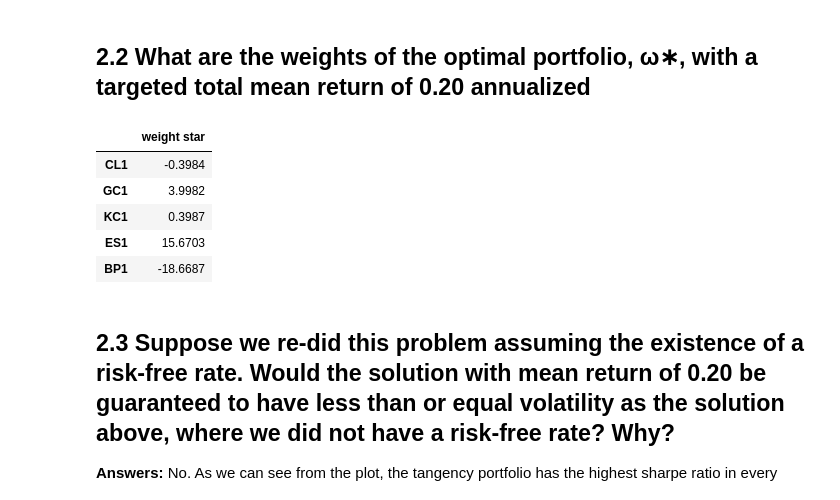
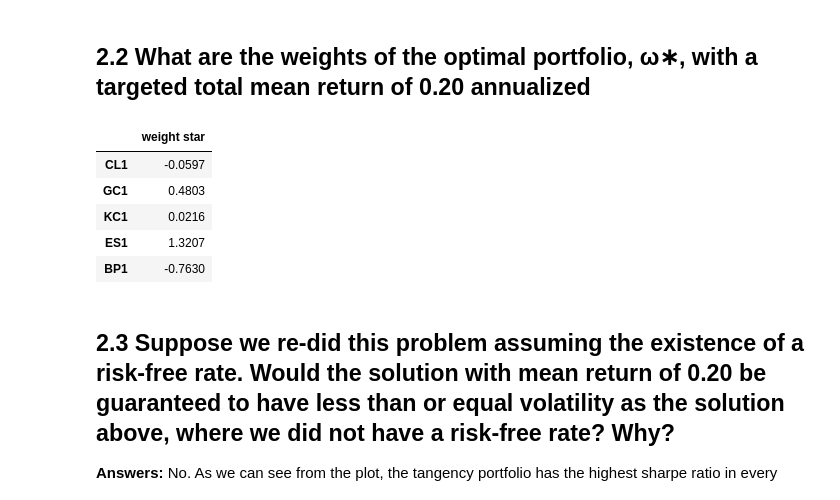
Before and after one commit to Zixin730/finm-portfolio-2022, a Jupyter notebook: exam/midterm.ipynb, the cells around one changed output. Saved outputs shown, nothing was run; the diff lists cells and outputs as text; code cells hidden in the pictures.

```diff
--- a/exam/midterm.ipynb
+++ b/exam/midterm.ipynb
@@ -118,15 +119,15 @@ def cal_delta(mu_p, df, annual_factor=12):
     weight_star = delta * tangency_w + (1-delta) * GMV_w
     return delta, weight_star
 # %%
-delta, weight_star = cal_delta(mu_p=0.2, df=data, annual_factor=12)
+delta, weight_star = cal_delta(mu_p=0.2/12, df=data, annual_factor=12)
 pd.DataFrame(weight_star, columns=["weight star"])
 # %% [output]
 |  | weight star |
-| CL1 | -0.3984 |
-| GC1 | 3.9982 |
-| KC1 | 0.3987 |
-| ES1 | 15.6703 |
-| BP1 | -18.6687 |
+| CL1 | -0.0597 |
+| GC1 | 0.4803 |
+| KC1 | 0.0216 |
+| ES1 | 1.3207 |
+| BP1 | -0.7630 |
 # %% [markdown]
 ## 2.3 Suppose we re-did this problem assuming the existence of a risk-free rate. Would the solution with mean return of 0.20 be guaranteed to have less than or equal volatility as the solution above, where we did not have a risk-free rate? Why?
 
```
Also changed, not shown: parts of 8 cells of this notebook, 2 other files.
